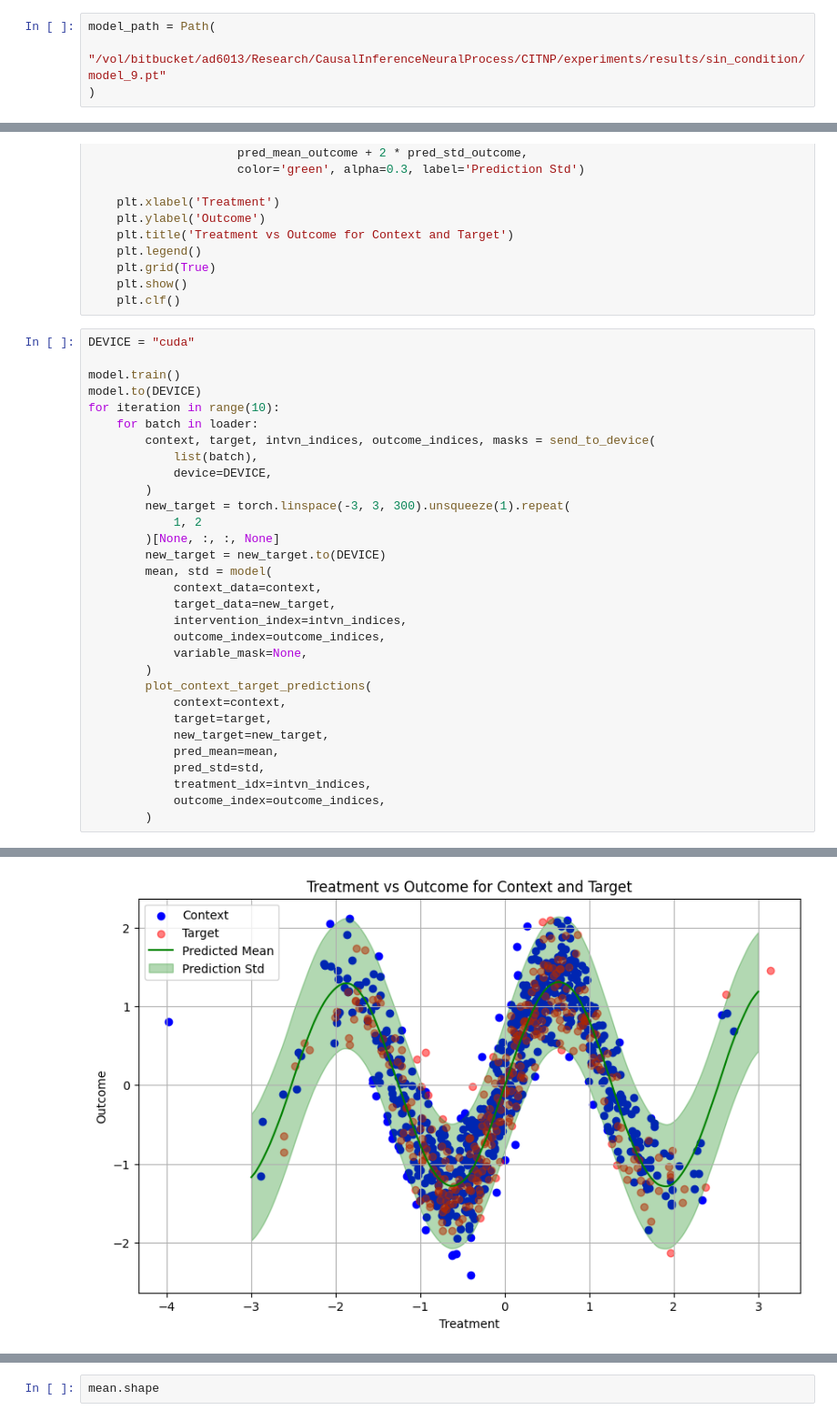
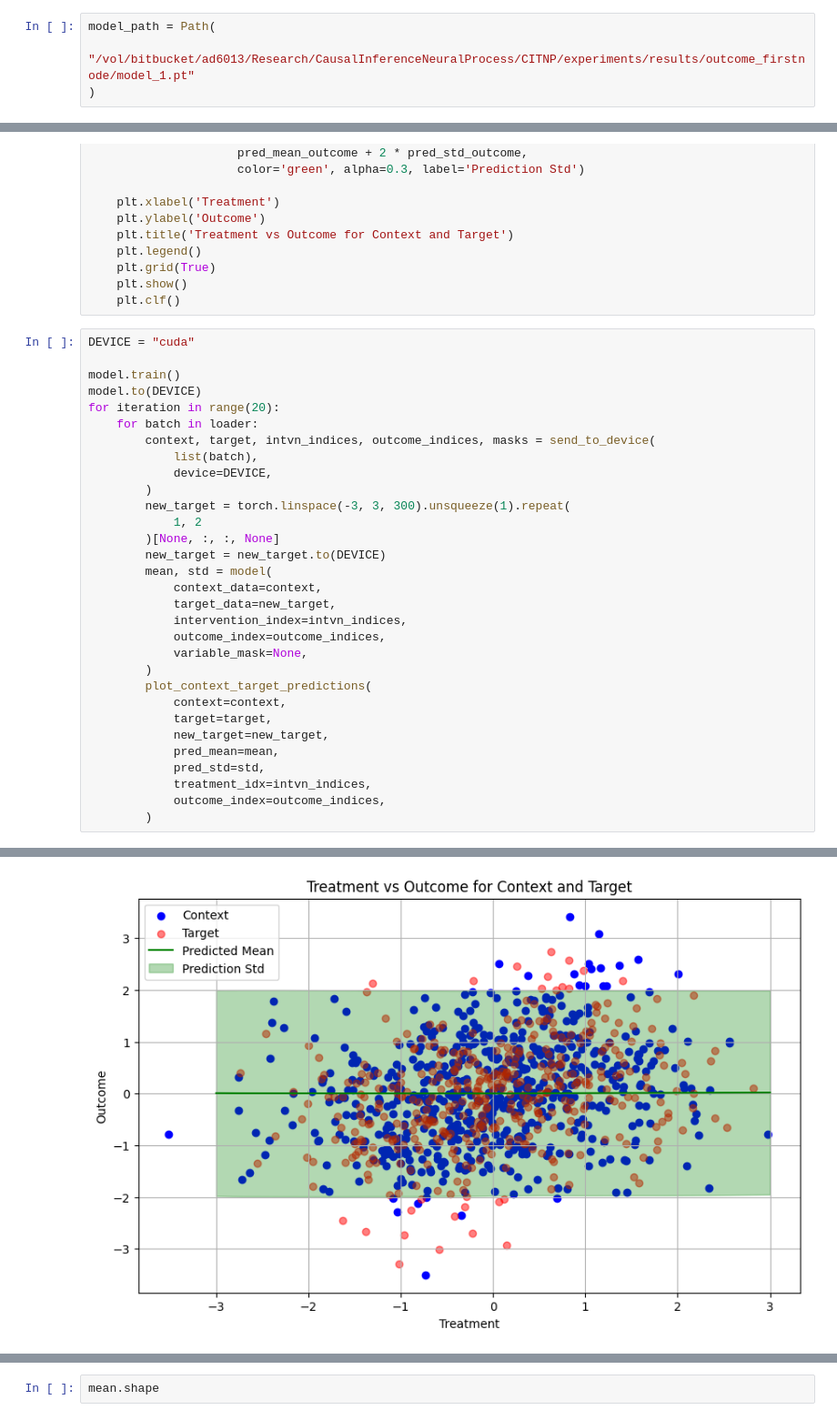
Before and after one commit to ruiziyan9/AL-CFM, a Jupyter notebook: CITNP/notebooks/plot_prediction.ipynb, the cells around one changed output, grey strips where cells are left out. Shown at 91% size. Cells and saved outputs as stored; diff of their text form.

```diff
--- a/CITNP/notebooks/plot_prediction.ipynb
+++ b/CITNP/notebooks/plot_prediction.ipynb
@@ -10,7 +10,7 @@ import matplotlib.pyplot as plt
 import numpy as np
 # %%
 model_path = Path(
-    "/vol/bitbucket/ad6013/Research/CausalInferenceNeuralProcess/CITNP/experiments/results/sin_condition/model_9.pt"
+    "/vol/bitbucket/ad6013/Research/CausalInferenceNeuralProcess/CITNP/experiments/results/outcome_firstnode/model_1.pt"
 )
 # %%
 DATA_ARGS = {
@@ -121,7 +121,7 @@ DEVICE = "cuda"
 
 model.train()
 model.to(DEVICE)
-for iteration in range(10):
+for iteration in range(20):
     for batch in loader:
         context, target, intvn_indices, outcome_indices, masks = send_to_device(
             list(batch),
@@ -154,3 +154,3 @@ for iteration in range(10):
 <Figure size 640x480 with 0 Axes>
-[figure, old version]
+[figure, new version]
 <Figure size 640x480 with 0 Axes>
```
Also changed, not shown: parts of 1 cell of this notebook, 3 other files.
